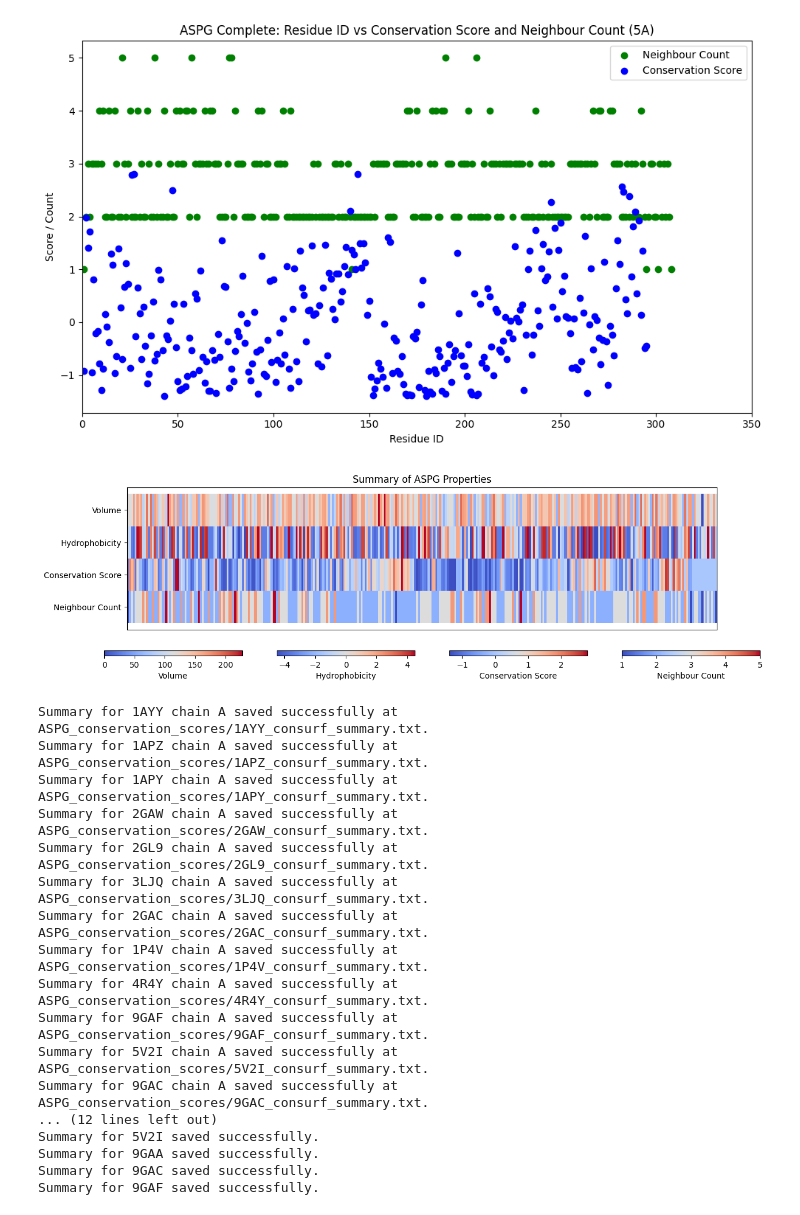
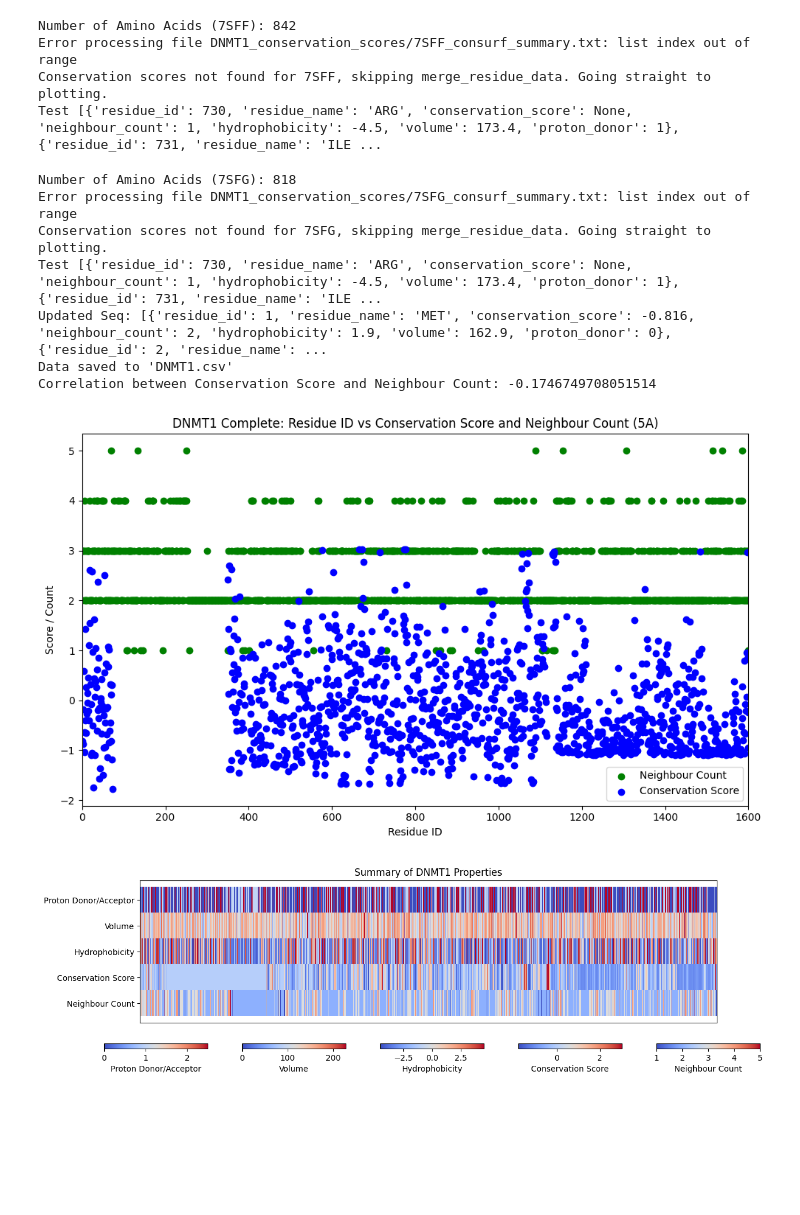
Before and after one commit to seahhening/Protein-LM, a Jupyter notebook: Documents/Compiled (Submission)/compiled_v0.1.ipynb, the cells around one changed output. Cells and saved outputs as stored; diff of their text form; code cells hidden in the pictures; blank space fills up the shorter version.

```diff
--- a/Documents/Compiled (Submission)/compiled_v0.1.ipynb
+++ b/Documents/Compiled (Submission)/compiled_v0.1.ipynb
@@ -373,6 +402,7 @@ def plot_residue_properties(data, protein_id, num_residues=None):
     conservation_scores = [entry.get('conservation_score', 0) or 0 for entry in data]
     neighbour_counts = [entry.get('neighbour_count', 0) or 0 for entry in data]
     volumes = [entry.get('volume', 0) or 0 for entry in data]
+    proton_donors = [entry.get('proton_donor', 0) or 0 for entry in data]
 
     # Handle cases where lists might be empty
     min_hydrophobicity = min(hydrophobicities)
@@ -383,11 +413,15 @@ def plot_residue_properties(data, protein_id, num_residues=None):
     max_neighbour = max(neighbour_counts)
     min_volume = min(volumes)
     max_volume = max(volumes)
+    min_proton = min(proton_donors)
+    max_proton = max(proton_donors)
 
     norm_hydrophobicity = mcolors.Normalize(vmin=min_hydrophobicity, vmax=max_hydrophobicity)
     norm_conservation = mcolors.Normalize(vmin=min_conservation, vmax=max_conservation)
     norm_neighbour = mcolors.Normalize(vmin=min_neighbour, vmax=max_neighbour)
     norm_volume = mcolors.Normalize(vmin=min_volume, vmax=max_volume)
+    norm_proton = mcolors.Normalize(vmin=min_proton, vmax=max_proton)
+
 
     cmap = plt.cm.coolwarm  # You can choose any colormap you prefer
 
@@ -396,6 +430,10 @@ def plot_residue_properties(data, protein_id, num_residues=None):
 
     # Set the title of the plot
     plt.title(f'Summary of {protein_id} Properties')
+
+    # Plot proton donors/ acceptors
+    for i, proton_donor in enumerate(proton_donors):
+        ax.barh(4.5, 1, left=i, color=cmap(norm_proton(proton_donor)), edgecolor='none', height=1)
 
     # Plot volume
     for i, volume in enumerate(volumes):
@@ -414,25 +452,28 @@ def plot_residue_properties(data, protein_id, num_residues=None):
         ax.barh(0.5, 1, left=i, color=cmap(norm_neighbour(count)), edgecolor='none', height=1)
 
     # Add colorbars to reflect each property
+    sm_proton = plt.cm.ScalarMappable(cmap=cmap, norm=norm_proton)
     sm_volume = plt.cm.ScalarMappable(cmap=cmap, norm=norm_volume)
     sm_hydro = plt.cm.ScalarMappable(cmap=cmap, norm=norm_hydrophobicity)
     sm_conserv = plt.cm.ScalarMappable(cmap=cmap, norm=norm_conservation)
     sm_neigh = plt.cm.ScalarMappable(cmap=cmap, norm=norm_neighbour)
 
     # Create colorbar for each property
-    cbar_ax_volume = fig.add_axes([0.1, -0.1, 0.2, 0.03])
-    cbar_ax_hydro = fig.add_axes([0.35, -0.1, 0.2, 0.03])
-    cbar_ax_conserv = fig.add_axes([0.6, -0.1, 0.2, 0.03])
-    cbar_ax_neigh = fig.add_axes([0.85, -0.1, 0.2, 0.03])
+    cbar_ax_proton = fig.add_axes([0.1, -0.1, 0.15, 0.03])
+    cbar_ax_volume = fig.add_axes([0.3, -0.1, 0.15, 0.03])
+    cbar_ax_hydro = fig.add_axes([0.5, -0.1, 0.15, 0.03])
+    cbar_ax_conserv = fig.add_axes([0.7, -0.1, 0.15, 0.03])
+    cbar_ax_neigh = fig.add_axes([0.9, -0.1, 0.15, 0.03])
 
+    fig.colorbar(sm_proton, cax=cbar_ax_proton, orientation='horizontal', fraction=0.02, pad=0.1, label='Proton Donor/Acceptor')
     fig.colorbar(sm_volume, cax=cbar_ax_volume, orientation='horizontal', fraction=0.02, pad=0.1, label='Volume')
     fig.colorbar(sm_hydro, cax=cbar_ax_hydro, orientation='horizontal', fraction=0.02, pad=0.1, label='Hydrophobicity')
     fig.colorbar(sm_conserv, cax=cbar_ax_conserv, orientation='horizontal', fraction=0.02, pad=0.1, label='Conservation Score')
     fig.colorbar(sm_neigh, cax=cbar_ax_neigh, orientation='horizontal', fraction=0.02, pad=0.1, label='Neighbour Count')
 
     # Customize plot
-    ax.set_yticks([0.5, 1.5, 2.5, 3.5])
-    ax.set_yticklabels(['Neighbour Count', 'Conservation Score', 'Hydrophobicity', 'Volume'])
+    ax.set_yticks([0.5, 1.5, 2.5, 3.5, 4.5])
+    ax.set_yticklabels(['Neighbour Count', 'Conservation Score', 'Hydrophobicity', 'Volume', 'Proton Donor/Acceptor'])
     ax.set_xticks([])  # Hide x-axis tick labels
     ax.set_xlim(0, len(residue_ids))
 
@@ -441,20 +613,23 @@ def plot_residue_properties(data, protein_id, num_residues=None):
 # %%
-pdb_file_path = ['./ASPG_pdb/pdb1apy.pdb', './ASPG_pdb/pdb1apz.pdb', './ASPG_pdb/pdb1ayy.pdb', './ASPG_pdb/pdb1p4k.pdb', './ASPG_pdb/pdb1p4v.pdb', './ASPG_pdb/pdb2gac.pdb', './ASPG_pdb/pdb2gaw.pdb', './ASPG_pdb/pdb2gl9.pdb', './ASPG_pdb/pdb3ljq.pdb', './ASPG_pdb/pdb4r4y.pdb', './ASPG_pdb/pdb5v2i.pdb', './ASPG_pdb/pdb9gaa.pdb', './ASPG_pdb/pdb9gac.pdb', './ASPG_pdb/pdb9gaf.pdb']
+## This part needs to be edited!
+pdb_file_path = ['./DNMT1_pdb/pdb3epz.pdb', './DNMT1_pdb/pdb3pta.pdb', './DNMT1_pdb/pdb3swr.pdb', './DNMT1_pdb/pdb4wxx.pdb', './DNMT1_pdb/pdb4yoc.pdb', './DNMT1_pdb/pdb4z96.pdb', './DNMT1_pdb/pdb4z97.pdb', './DNMT1_pdb/pdb5wvo.pdb', './DNMT1_pdb/pdb5ydr.pdb', './DNMT1_pdb/pdb6k3a.pdb', './DNMT1_pdb/pdb6l1f.pdb', './DNMT1_pdb/pdb6x9k.pdb', './DNMT1_pdb/pdb7sfc.pdb', './DNMT1_pdb/pdb7sfe.pdb', './DNMT1_pdb/pdb7sff.pdb', './DNMT1_pdb/pdb7sfg.pdb']
 
-download_conservation_scores(pdb_file_path, chains = ['A'], protein_id='ASPG')
+download_conservation_scores(pdb_file_path, chains=['A'], protein_id='DNMT1')
 
-ref_seq = './ASPG_pdb/AF-Q7L266-F1-model_v4.pdb'
-ref_seq = pdb_to_compiled_vector(ref_seq, angstrom = 5, protein_id = 'ASPG', num_residues = 350)
+ref_seq = './DNMT1_pdb/AF-P26358-F1-model_v4.pdb'
+ref_seq = pdb_to_compiled_vector(ref_seq, angstrom=5, protein_id='DNMT1', num_residues=1600)
 print(f"Ref Seq:{ref_seq}")
-plot_residue_properties(ref_seq, protein_id="ASPG", num_residues = 350)
+plot_residue_properties(ref_seq, protein_id="DNMT1", num_residues=1600)
 
 for pdb_file in pdb_file_path:
-        completed = pdb_to_compiled_vector(pdb_file, angstrom = 5, protein_id = 'ASPG', num_residues = 350)
+        completed = pdb_to_compiled_vector(pdb_file, angstrom = 5, protein_id = 'DNMT1', num_residues=1600)
         updated_ref_seq = merge_to_ref_seq(ref_seq, completed)
 
 print(f"Updated Seq: {updated_ref_seq}")
-save_to_csv(updated_ref_seq, filename='ASPG1.csv')
-plot_and_calculate_correlation(updated_ref_seq, angstrom = 5, protein_id = "ASPG", num_residues = 350)
-plot_residue_properties(updated_ref_seq, protein_id="ASPG", num_residues = 350)
+save_to_csv(updated_ref_seq, filename='DNMT1.csv')
+plot_and_calculate_correlation(updated_ref_seq, angstrom=5, protein_id="DNMT1", num_residues=1600)
+plot_residue_properties(updated_ref_seq, protein_id="DNMT1", num_residues=1600)
+analyse_protein(updated_ref_seq)
+analyse_protein_2(updated_ref_seq,[0.2,0.2,0.2,0.2,0.2])
 #correlation_plot(updated_ref_seq, angstrom = 5, protein_id='ASPG')
 # %% [output]
@@ -521,19 +687,13 @@ Correlation between Conservation Score and Neighbour Count: -0.37561570329140703
+Number of Amino Acids (7SFF): 842
+Error processing file DNMT1_conservation_scores/7SFF_consurf_summary.txt: list index out of range
+Conservation scores not found for 7SFF, skipping merge_residue_data. Going straight to plotting.
+Test [{'residue_id': 730, 'residue_name': 'ARG', 'conservation_score': None, 'neighbour_count': 1, 'hydrophobicity': -4.5, 'volume': 173.4, 'proton_donor': 1}, {'residue_id': 731, 'residue_name': 'ILE ...
+Number of Amino Acids (7SFG): 818
+Error processing file DNMT1_conservation_scores/7SFG_consurf_summary.txt: list index out of range
+Conservation scores not found for 7SFG, skipping merge_residue_data. Going straight to plotting.
+Test [{'residue_id': 730, 'residue_name': 'ARG', 'conservation_score': None, 'neighbour_count': 1, 'hydrophobicity': -4.5, 'volume': 173.4, 'proton_donor': 1}, {'residue_id': 731, 'residue_name': 'ILE ...
+Updated Seq: [{'residue_id': 1, 'residue_name': 'MET', 'conservation_score': -0.816, 'neighbour_count': 2, 'hydrophobicity': 1.9, 'volume': 162.9, 'proton_donor': 0}, {'residue_id': 2, 'residue_name': ...
+Data saved to 'DNMT1.csv'
+Correlation between Conservation Score and Neighbour Count: -0.1746749708051514
-[figure, old version]
+[figure, new version]
-[figure, old version]
+[figure, new version]
-Summary for 1AYY chain A saved successfully at ASPG_conservation_scores/1AYY_consurf_summary.txt.
-Summary for 1APZ chain A saved successfully at ASPG_conservation_scores/1APZ_consurf_summary.txt.
-Summary for 1APY chain A saved successfully at ASPG_conservation_scores/1APY_consurf_summary.txt.
-Summary for 2GAW chain A saved successfully at ASPG_conservation_scores/2GAW_consurf_summary.txt.
-Summary for 2GL9 chain A saved successfully at ASPG_conservation_scores/2GL9_consurf_summary.txt.
-Summary for 3LJQ chain A saved successfully at ASPG_conservation_scores/3LJQ_consurf_summary.txt.
-Summary for 2GAC chain A saved successfully at ASPG_conservation_scores/2GAC_consurf_summary.txt.
-Summary for 1P4V chain A saved successfully at ASPG_conservation_scores/1P4V_consurf_summary.txt.
-Summary for 4R4Y chain A saved successfully at ASPG_conservation_scores/4R4Y_consurf_summary.txt.
-Summary for 9GAF chain A saved successfully at ASPG_conservation_scores/9GAF_consurf_summary.txt.
-Summary for 5V2I chain A saved successfully at ASPG_conservation_scores/5V2I_consurf_summary.txt.
-Summary for 9GAC chain A saved successfully at ASPG_conservation_scores/9GAC_consurf_summary.txt.
-... (12 lines left out)
-Summary for 5V2I saved successfully.
-Summary for 9GAA saved successfully.
-Summary for 9GAC saved successfully.
-Summary for 9GAF saved successfully.
```
Also changed, not shown: parts of 9 cells of this notebook, 12 other files.
